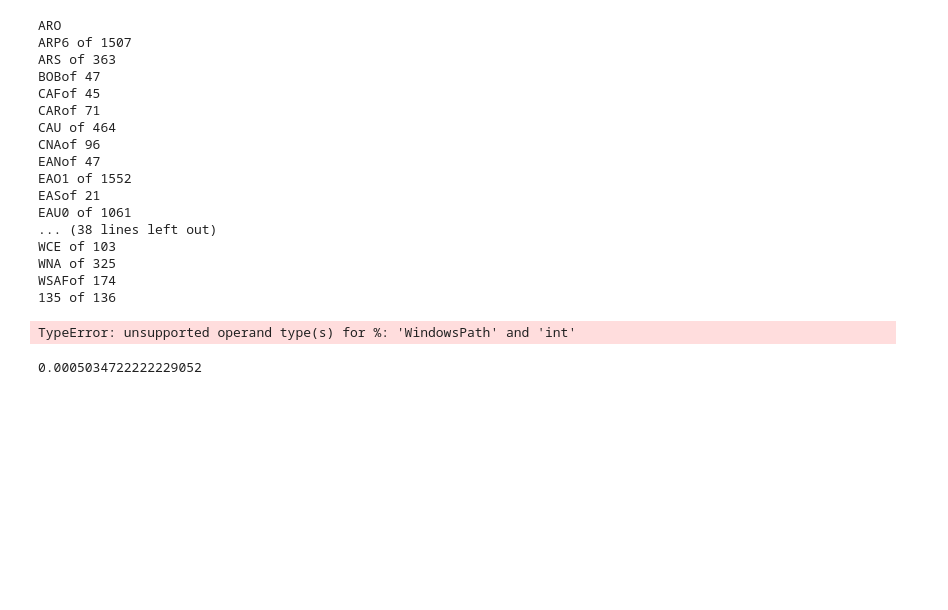
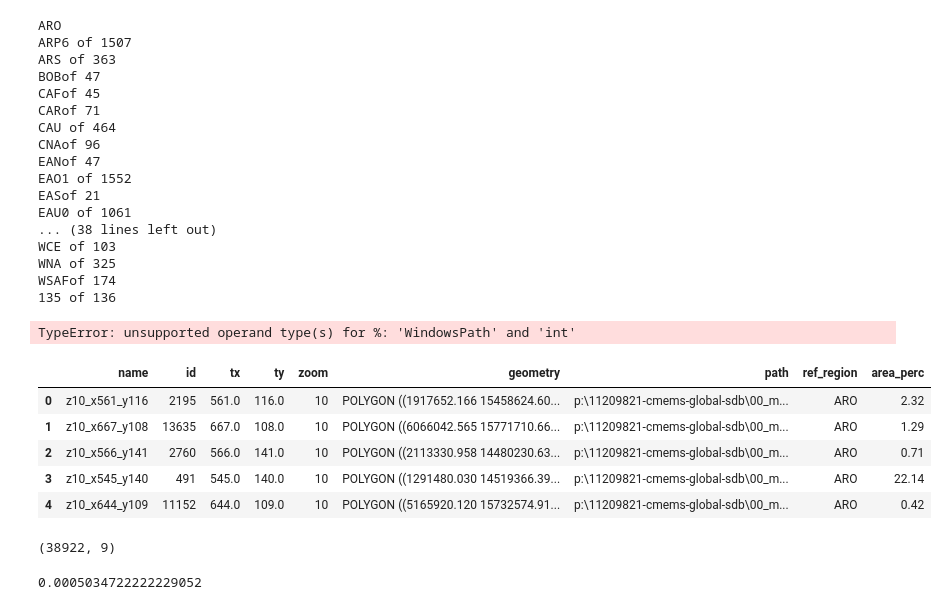
Before and after one commit to openearth/eo-bathymetry, a Jupyter notebook: notebooks/cmems-bathymetry/check_global_tiles.ipynb, the cells around one changed output. Drawn from its saved outputs; the diff is of its cells as text; code cells hidden in the pictures; blank space fills up the shorter version.

```diff
--- a/notebooks/cmems-bathymetry/check_global_tiles.ipynb
+++ b/notebooks/cmems-bathymetry/check_global_tiles.ipynb
@@ -431,6 +431,19 @@ WSAFof 174
 TypeError: unsupported operand type(s) for %: 'WindowsPath' and 'int'
 # %%
 df_boxes.to_csv(main_fol / "00_miscellaneous" / "AOI_polygons_world" / ("df_boxes_world_Z" + str(zoomed_list[sel_tile]) + ".csv"))
+# %%
+df_boxes.head()
+# %% [output]
+|  | name | id | tx | ty | zoom | geometry | path | ref_region | area_perc |
+| 0 | z10_x561_y116 | 2195 | 561.0 | 116.0 | 10 | POLYGON ((1917652.166 15458624.60... | p:\11209821-cmems-global-sdb\00_m... | ARO | 2.32 |
+| 1 | z10_x667_y108 | 13635 | 667.0 | 108.0 | 10 | POLYGON ((6066042.565 15771710.66... | p:\11209821-cmems-global-sdb\00_m... | ARO | 1.29 |
+| 2 | z10_x566_y141 | 2760 | 566.0 | 141.0 | 10 | POLYGON ((2113330.958 14480230.63... | p:\11209821-cmems-global-sdb\00_m... | ARO | 0.71 |
+| 3 | z10_x545_y140 | 491 | 545.0 | 140.0 | 10 | POLYGON ((1291480.030 14519366.39... | p:\11209821-cmems-global-sdb\00_m... | ARO | 22.14 |
+| 4 | z10_x644_y109 | 11152 | 644.0 | 109.0 | 10 | POLYGON ((5165920.120 15732574.91... | p:\11209821-cmems-global-sdb\00_m... | ARO | 0.42 |
+# %%
+df_boxes.shape
+# %% [output]
+(38922, 9)
 # %%
 # TODO: sort the dataframe in the order as wished for the processing routine
 
```
Also changed, not shown: 2 other files.
